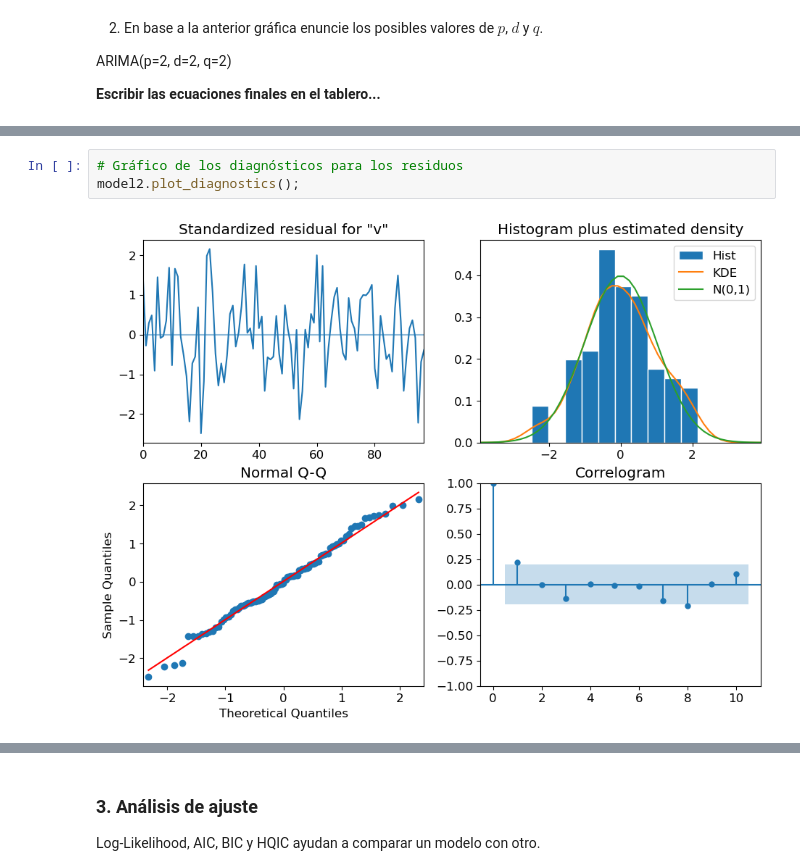
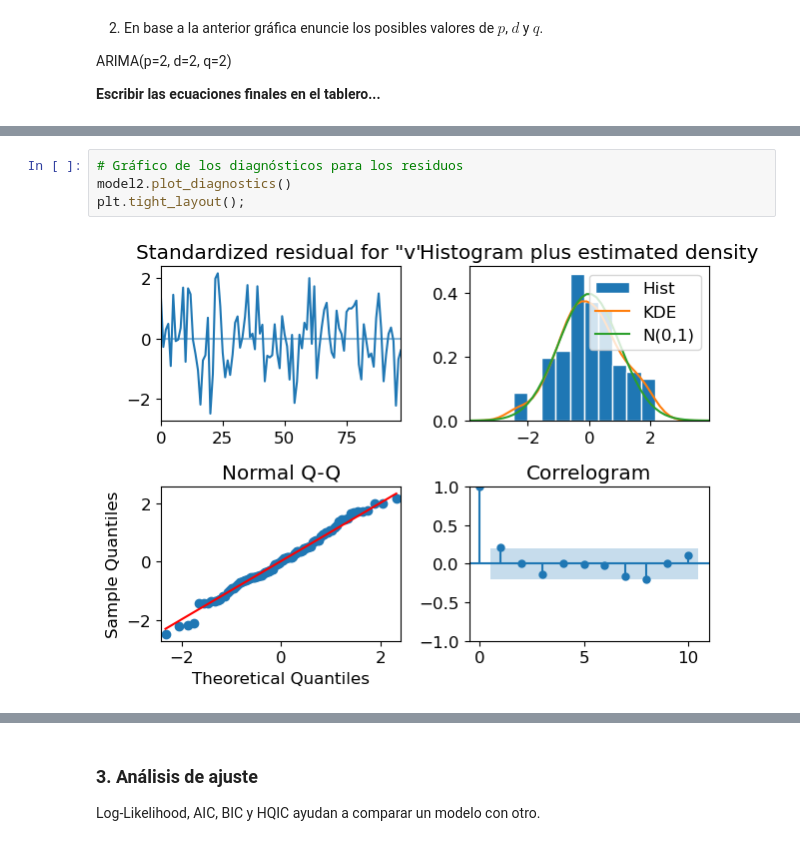
Before and after one commit to ChristaBarrios/MPST-2024-I, a Jupyter notebook: TEMA-1/Clase4_RepasoSeriesDeTiempo2.ipynb, the cells around one changed output, grey strips where cells are left out. Saved outputs shown, nothing was run; the diff lists cells and outputs as text.

```diff
--- a/TEMA-1/Clase4_RepasoSeriesDeTiempo2.ipynb
+++ b/TEMA-1/Clase4_RepasoSeriesDeTiempo2.ipynb
@@ -455,8 +456,9 @@ y_h.plot(ax=ax)
 # %%
 # Gráfico de los diagnósticos para los residuos
-model2.plot_diagnostics();
+model2.plot_diagnostics()
+plt.tight_layout();
 # %% [output]
-[figure, old version]
+[figure, new version]
 # %% [markdown]
 ## Interpretación de resultados
 
```
Also changed, not shown: parts of 6 cells of this notebook, 1 other file.
